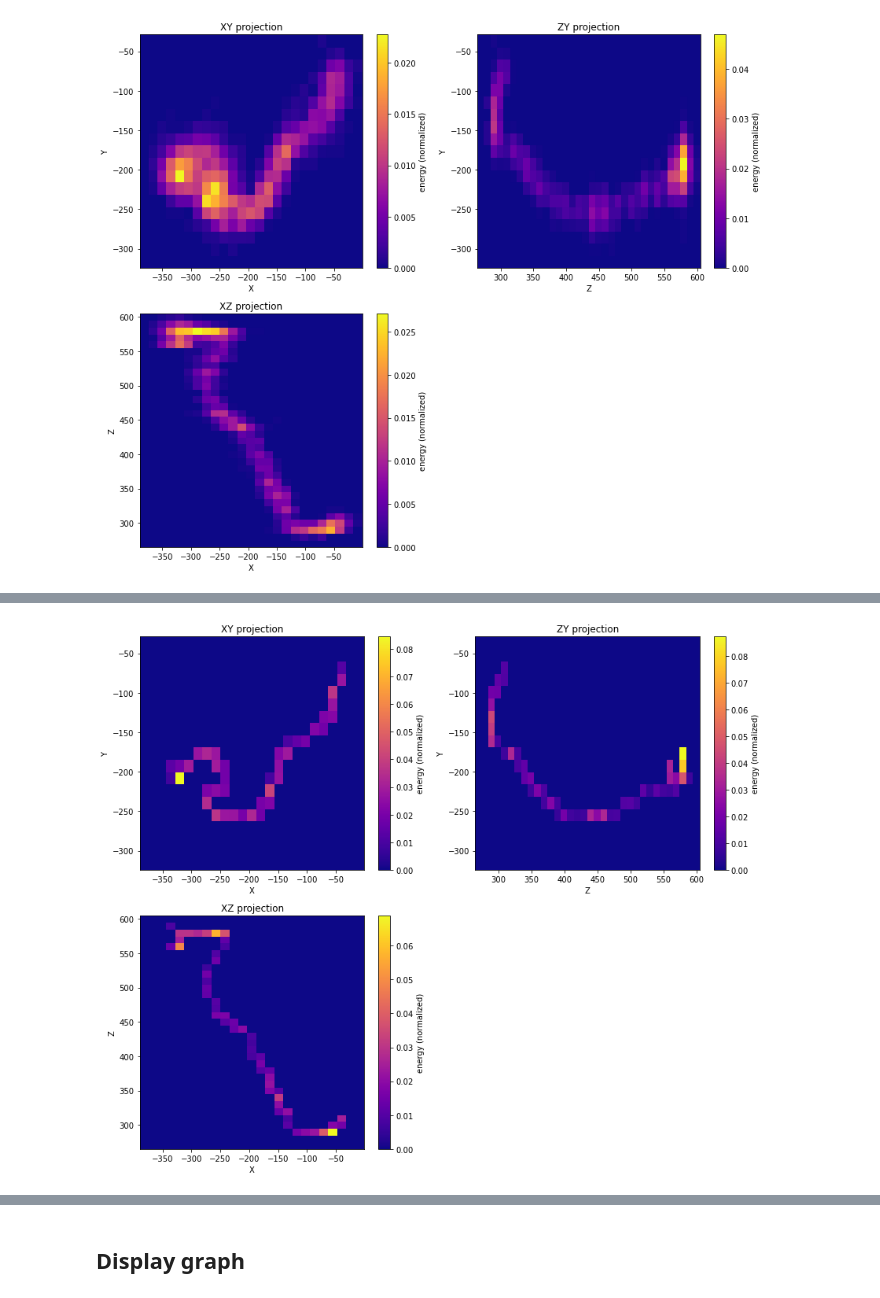
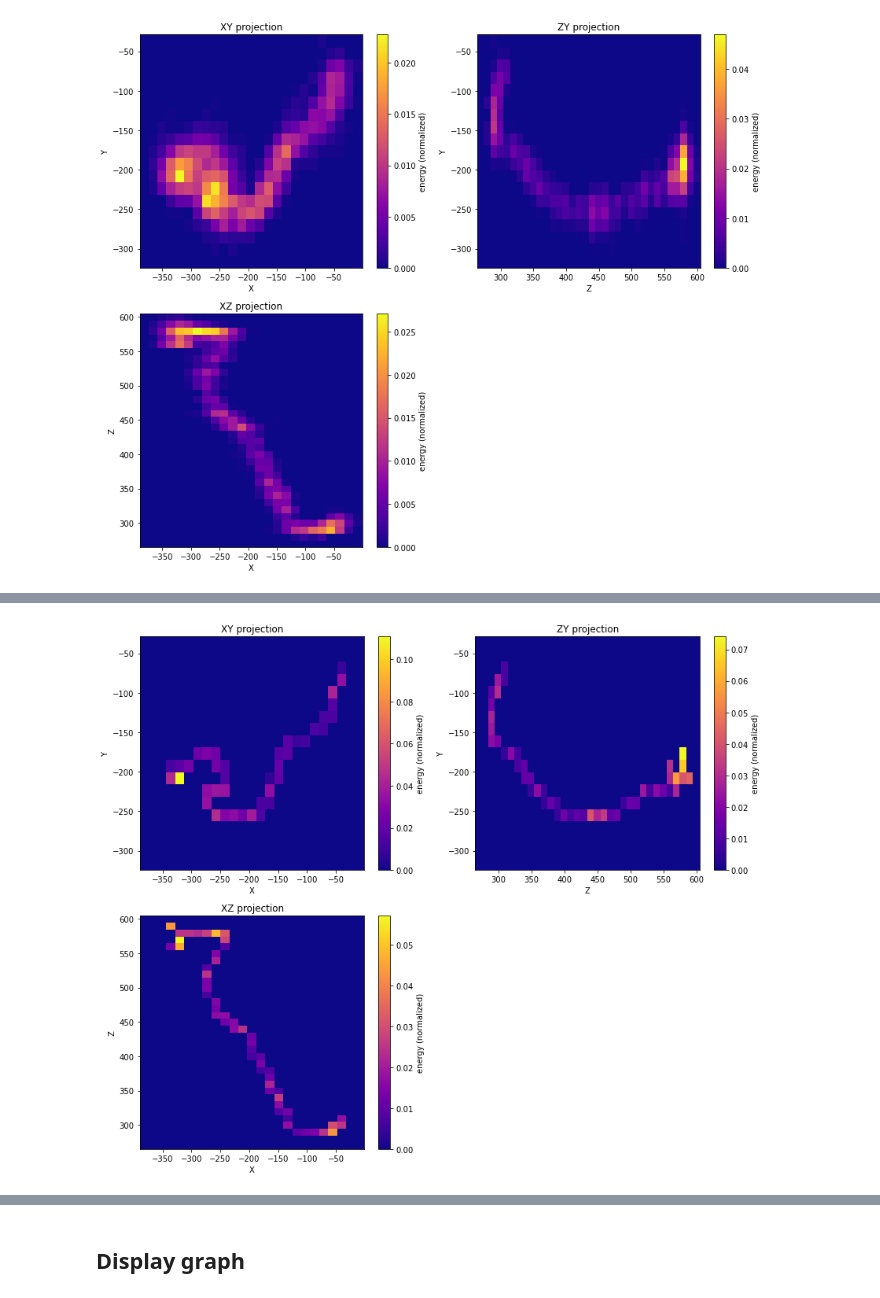
Before and after one commit to jahernando/nextana, a Jupyter notebook: NB/topo/topo_cnn_deconv.ipynb, the cells around one changed output, grey strips where cells are left out. Cells and saved outputs as stored; diff of their text form; code cells hidden in the pictures.

```diff
--- a/NB/topo/topo_cnn_deconv.ipynb
+++ b/NB/topo/topo_cnn_deconv.ipynb
@@ -141,6 +98,8 @@ print(evtdeco.energy.sum())
-# %%
-coorsdeco = evtfun.get_coors(evtdeco, bin_info)
-enedeco   = evtdeco.enecor.values
-evtfun.event_display(coorsdeco, bins = bins, ene = enedeco);
-# %% [output]
-[figure, removed]
+# %%
+#evtdeco   = evtfun.get_deconvoluted_data(evt)
+evtdeco   = datadeco.groupby('dataset_id').get_group(ievent)
+coorsdeco = evtfun.get_coors(evtdeco, bin_info)
+enedeco   = evtdeco.enecn.values
+evtfun.event_display(coorsdeco, bins = bins, ene = enedeco);
+# %% [output]
+[figure, added]
```
Also changed, not shown: parts of 7 cells of this notebook, 1 other file.
